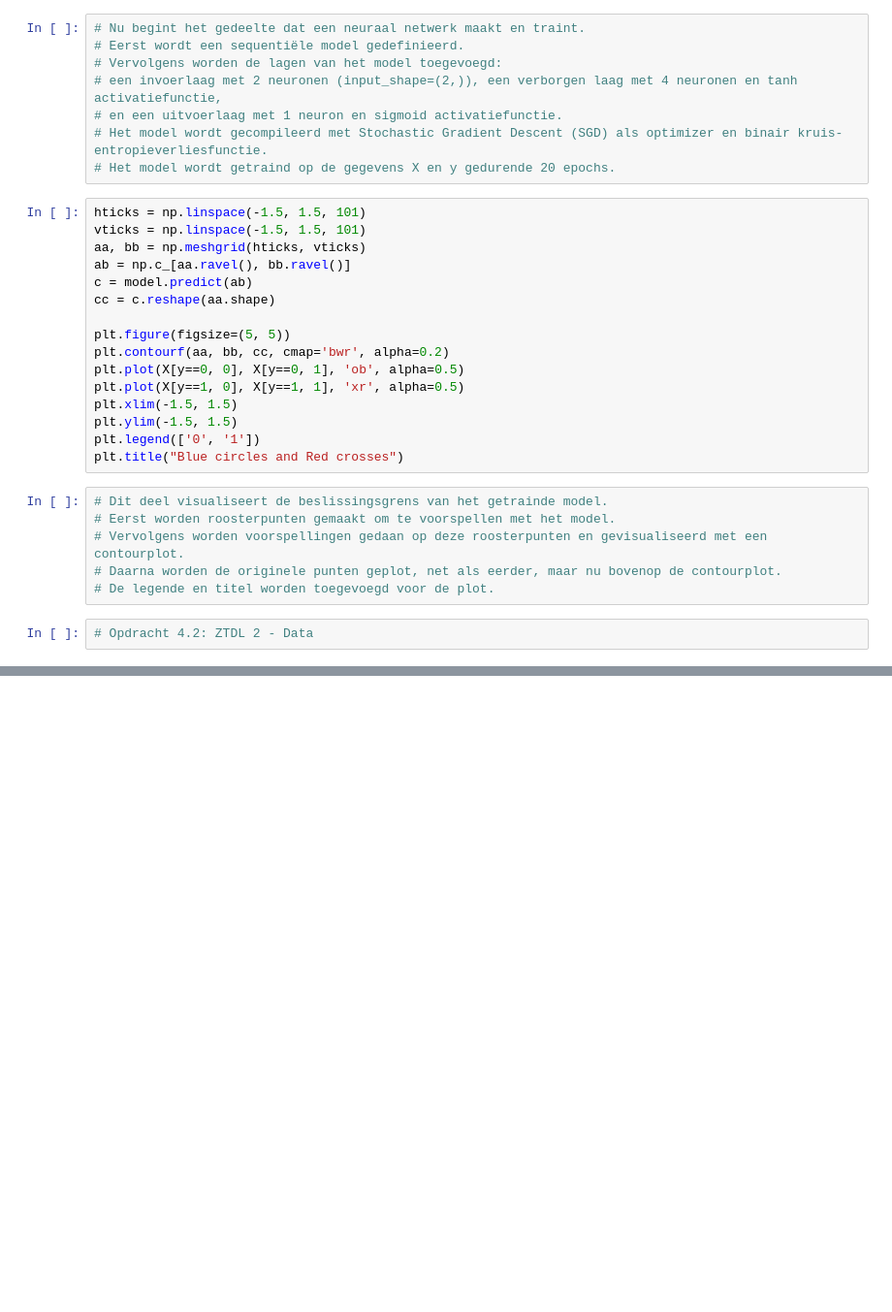
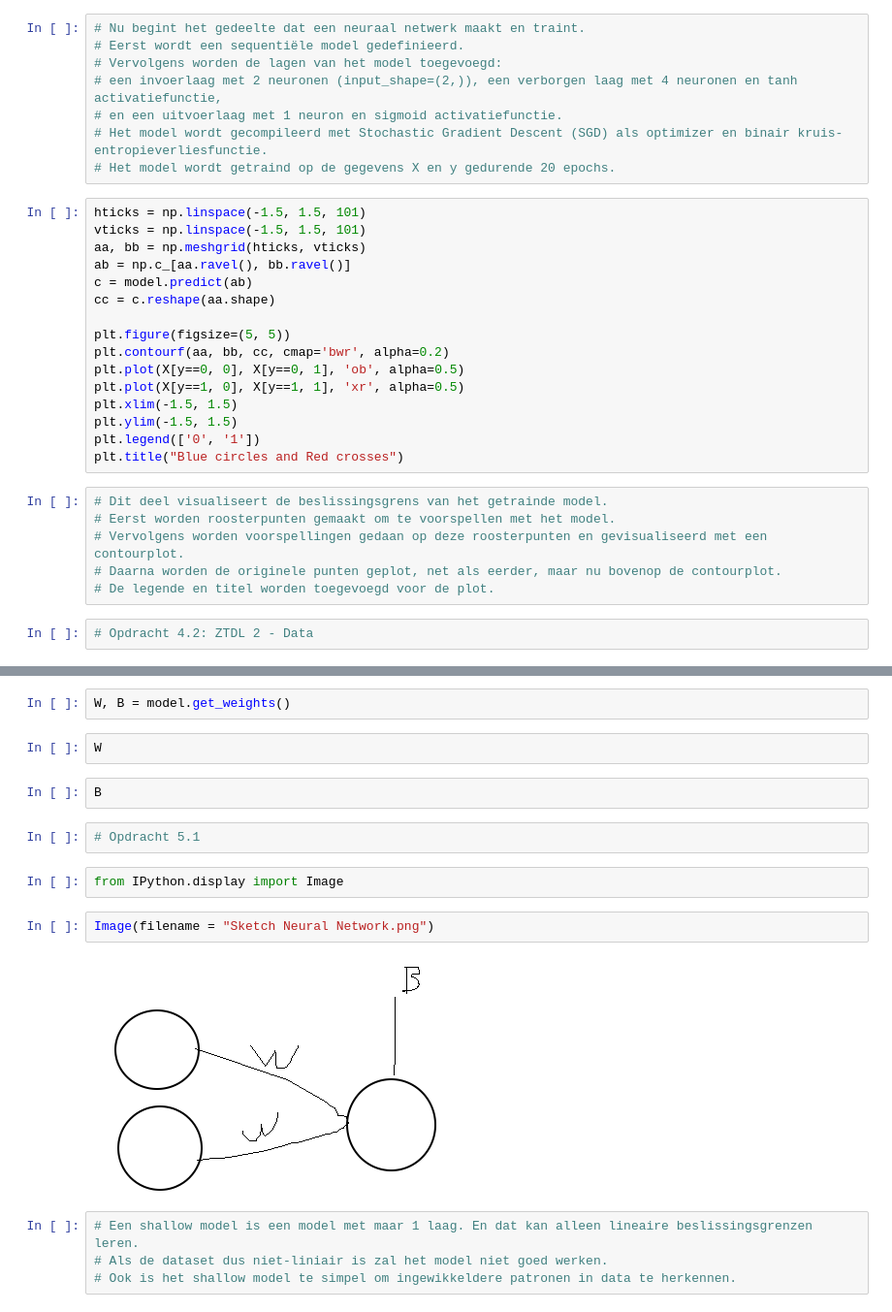
Before and after one commit to GertieMeneer/TI2.4-MachineLearning, a Jupyter notebook: MachineLearning.ipynb, the cells around one changed output, grey strips where cells are left out. Shown: that part at 97% size. Drawn from its saved outputs; the diff is of its cells as text; blank space fills up the shorter version.

```diff
--- a/MachineLearning.ipynb
+++ b/MachineLearning.ipynb
@@ -151,0 +380,18 @@ piecounts.plot(kind='pie',
+# %%
+W, B = model.get_weights()
+# %%
+W
+# %%
+B
+# %%
+# Opdracht 5.1
+# %%
+from IPython.display import Image
+# %%
+Image(filename = "Sketch Neural Network.png")
+# %% [output]
+[figure, added]
+# %%
+# Een shallow model is een model met maar 1 laag. En dat kan alleen lineaire beslissingsgrenzen leren.
+# Als de dataset dus niet-liniair is zal het model niet goed werken.
+# Ook is het shallow model te simpel om ingewikkeldere patronen in data te herkennen.
```
Also changed, not shown: parts of 53 cells of this notebook, 4 other files.
